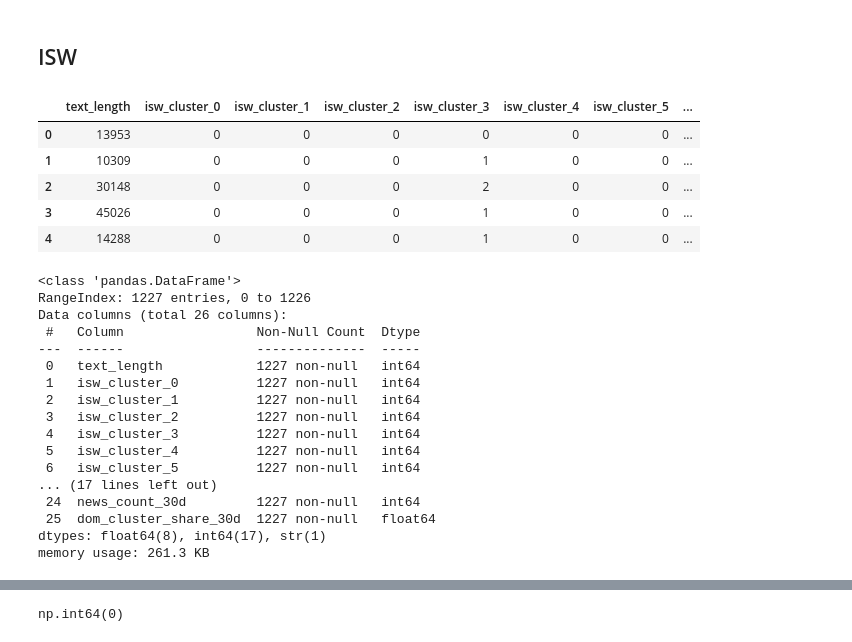
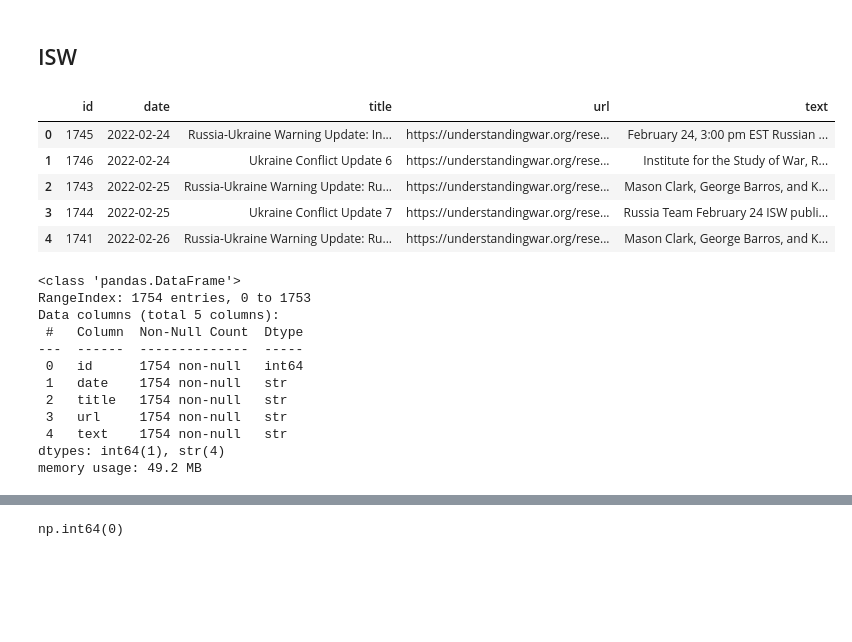
Before and after one commit to GeoChernykh/AlarmForecast, a Jupyter notebook: eda/merging_data.ipynb, the cells around one changed output, grey strips where cells are left out. Drawn from its saved outputs; the diff is of its cells as text; code cells hidden in the pictures; blank space fills up the shorter version.

```diff
--- a/eda/merging_data.ipynb
+++ b/eda/merging_data.ipynb
@@ -16,7 +16,21 @@ pd.set_option("display.max_columns", None)
 # %% [markdown]
 # Loading data
 # %%
-alarms = pd.read_csv("data/alarms/alarms_data_preprocessed_v2.csv")
-weather = pd.read_csv("data/weather/weather_data_preprocessed_v3.csv")
-isw = pd.read_csv("data/isw/isw_data_preprocessed_v5.csv")
-telegram = pd.read_csv("data/telegram/telegram_hourly_features_v3.csv")
+# alarms = pd.read_csv("data/alarms/alarms_data_preprocessed_v2.csv")
+# weather = pd.read_csv("data/weather/weather_data_preprocessed_v3.csv")
+# isw = pd.read_csv("data/isw/isw_data_preprocessed_v5.csv")
+# telegram = pd.read_csv("data/telegram/telegram_hourly_features_v3.csv")
+
+from app.db.database import Database
+
+
+with Database("app/db/database.db") as db:
+    alarms_rows = db.alarms.get()
+    weather_rows = db.weather.get()
+    isw_rows = db.isw.get()
+    telegram_rows = db.telegram.get()
+
+alarms = pd.DataFrame([dict(row) for row in alarms_rows])
+weather = pd.DataFrame([dict(row) for row in weather_rows])
+isw_raw = pd.DataFrame([dict(row) for row in isw_rows])
+telegram = pd.DataFrame([dict(row) for row in telegram_rows])
@@ -324,31 +297,26 @@ np.int64(0)
 # %% [markdown]
 ## ISW
 # %%
-isw.head()
+isw_raw.head()
 # %% [output]
-|  | text_length | isw_cluster_0 | isw_cluster_1 | isw_cluster_2 | isw_cluster_3 | isw_cluster_4 | isw_cluster_5 | ... |
-| 0 | 13953 | 0 | 0 | 0 | 0 | 0 | 0 | ... |
-| 1 | 10309 | 0 | 0 | 0 | 1 | 0 | 0 | ... |
-| 2 | 30148 | 0 | 0 | 0 | 2 | 0 | 0 | ... |
-| 3 | 45026 | 0 | 0 | 0 | 1 | 0 | 0 | ... |
-| 4 | 14288 | 0 | 0 | 0 | 1 | 0 | 0 | ... |
+|  | id | date | title | url | text |
+| 0 | 1745 | 2022-02-24 | Russia-Ukraine Warning Update: In... | https://understandingwar.org/rese... | February 24, 3:00 pm EST Russian ... |
+| 1 | 1746 | 2022-02-24 | Ukraine Conflict Update 6 | https://understandingwar.org/rese... | Institute for the Study of War, R... |
+| 2 | 1743 | 2022-02-25 | Russia-Ukraine Warning Update: Ru... | https://understandingwar.org/rese... | Mason Clark, George Barros, and K... |
+| 3 | 1744 | 2022-02-25 | Ukraine Conflict Update 7 | https://understandingwar.org/rese... | Russia Team February 24 ISW publi... |
+| 4 | 1741 | 2022-02-26 | Russia-Ukraine Warning Update: Ru... | https://understandingwar.org/rese... | Mason Clark, George Barros, and K... |
 # %%
-isw.info()
+isw_raw.info()
 # %% [output]
 <class 'pandas.DataFrame'>
-RangeIndex: 1227 entries, 0 to 1226
-Data columns (total 26 columns):
- #   Column                 Non-Null Count  Dtype
----  ------                 --------------  -----
- 0   text_length            1227 non-null   int64
- 1   isw_cluster_0          1227 non-null   int64
- 2   isw_cluster_1          1227 non-null   int64
- 3   isw_cluster_2          1227 non-null   int64
- 4   isw_cluster_3          1227 non-null   int64
- 5   isw_cluster_4          1227 non-null   int64
- 6   isw_cluster_5          1227 non-null   int64
-... (17 lines left out)
- 24  news_count_30d         1227 non-null   int64
- 25  dom_cluster_share_30d  1227 non-null   float64
-dtypes: float64(8), int64(17), str(1)
-memory usage: 261.3 KB
+RangeIndex: 1754 entries, 0 to 1753
+Data columns (total 5 columns):
+ #   Column  Non-Null Count  Dtype
+---  ------  --------------  -----
+ 0   id      1754 non-null   int64
+ 1   date    1754 non-null   str
+ 2   title   1754 non-null   str
+ 3   url     1754 non-null   str
+ 4   text    1754 non-null   str
+dtypes: int64(1), str(4)
+memory usage: 49.2 MB
```
Also changed, not shown: parts of 71 cells of this notebook, 4 other files.
